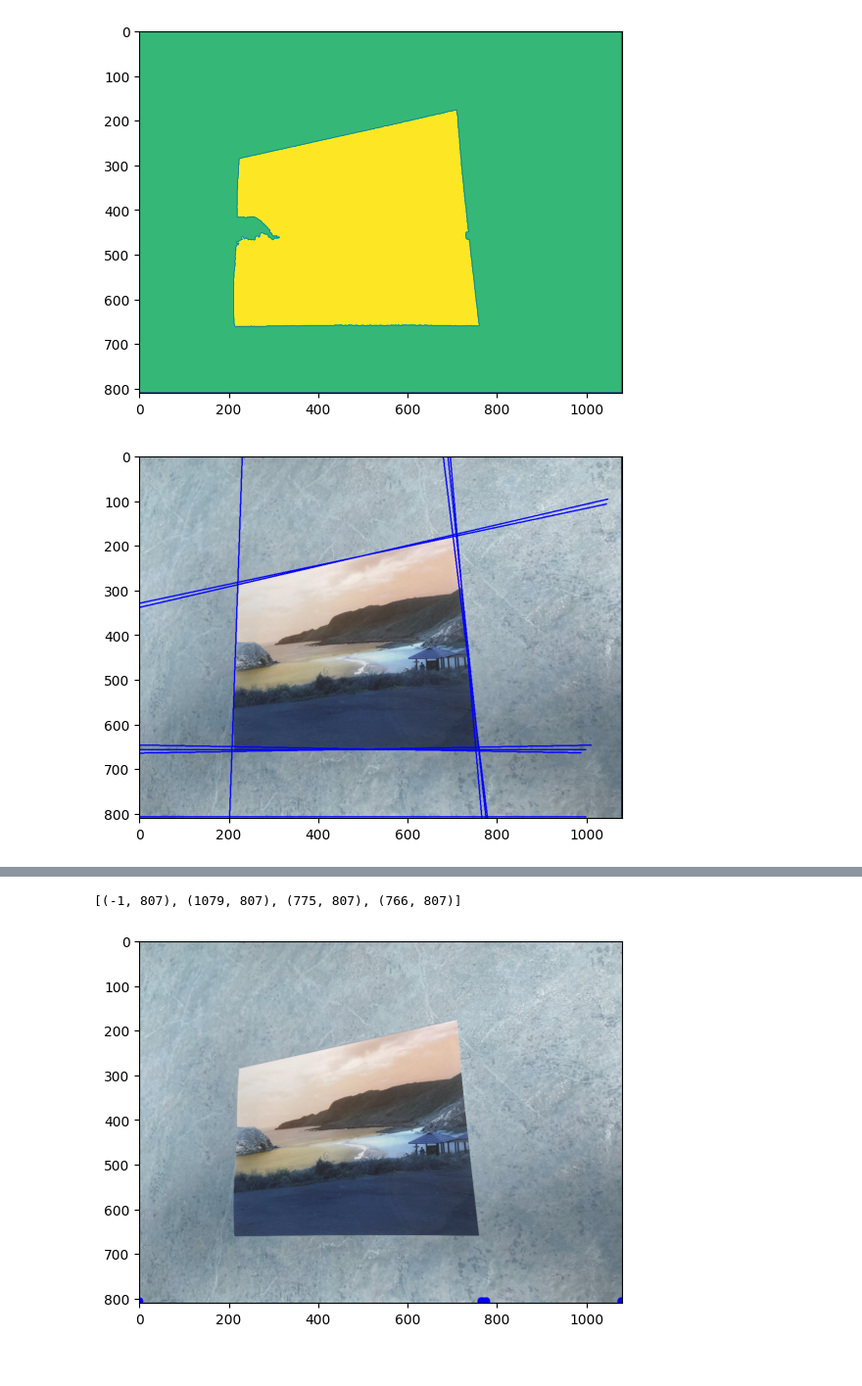
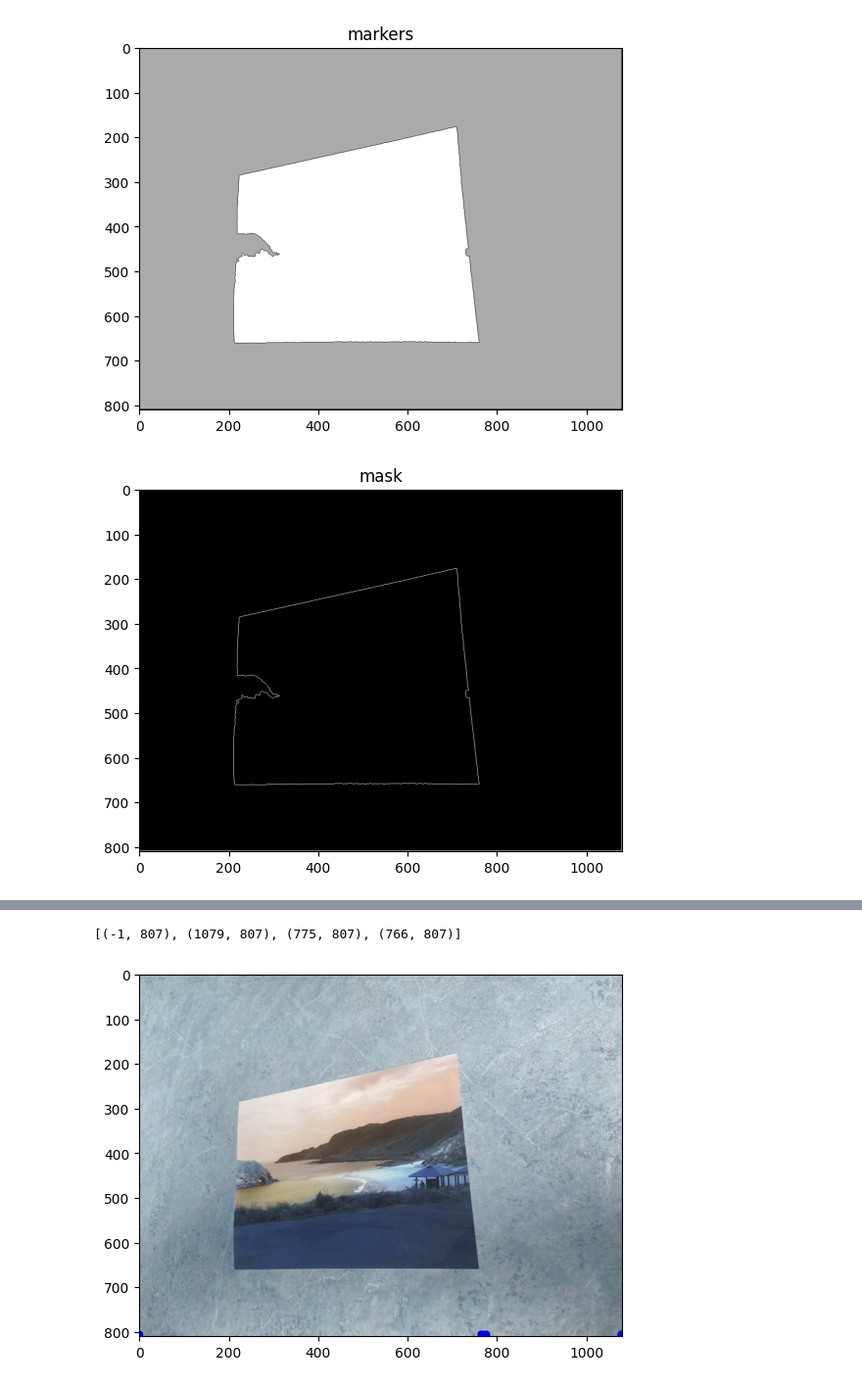
Before and after one commit to ceschini/planar_homography, a Jupyter notebook: corner_detect2.ipynb, the cells around one changed output, grey strips where cells are left out. Shown at 98% size. Drawn from its saved outputs; the diff is of its cells as text; code cells hidden in the pictures.

Commit message:
line intersections found, must grab correct ones

```diff
--- a/corner_detect2.ipynb
+++ b/corner_detect2.ipynb
@@ -18,6 +18,7 @@ def get_intersection(line1, line2):
 # read and display image
 original = cv2.imread('./img/foto1_cap1.jpg')
 plt.imshow(original)
+plt.title('original')
 plt.show()
 
 # resize image to workable size
@@ -65,12 +66,17 @@ markers = cv2.watershed(watersheded, markers)
 watersheded[markers == -1] = [255, 0, 0]
 
 # display image with marker labels
-plt.imshow(markers)
+plt.imshow(markers, cmap='gray')
+plt.title('markers')
 plt.show()
 
 # generate mask image
-mask = np.zeros(original.shape[:2], np.uint8)
+mask = np.zeros(watersheded.shape[:2], np.uint8)
 mask[markers == -1] = 255
+
+plt.imshow(mask, cmap='gray')
+plt.title('mask')
+plt.show()
 
 # perform hough line transform over the mask
 lines = cv2.HoughLines(mask, 2, np.pi/180, 150)
@@ -91,6 +97,7 @@ for line in lines:
 
 # show the image with the lines drawn on it
 plt.imshow(lined_img)
+plt.title('line image')
 plt.show()
 
 points = []
@@ -121,2 +128,2 @@ print(points)
-[figure, old version]
+[figure, new version]
-[figure, old version]
+[figure, new version]
```
Also changed, not shown: parts of 4 cells of this notebook, 1 other file.
